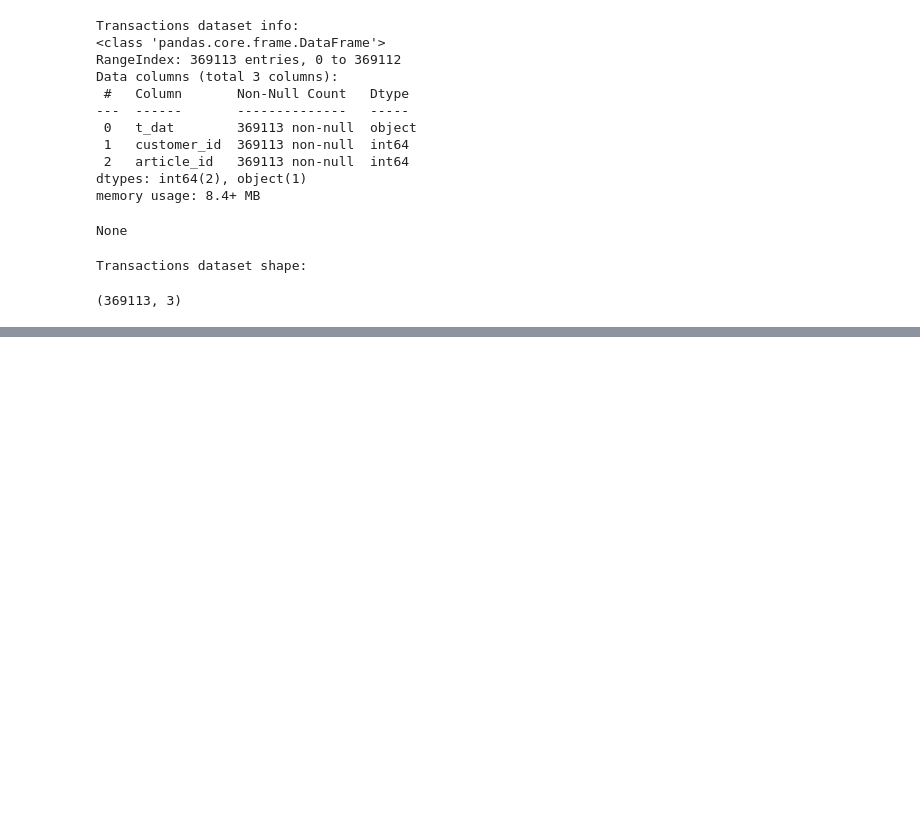
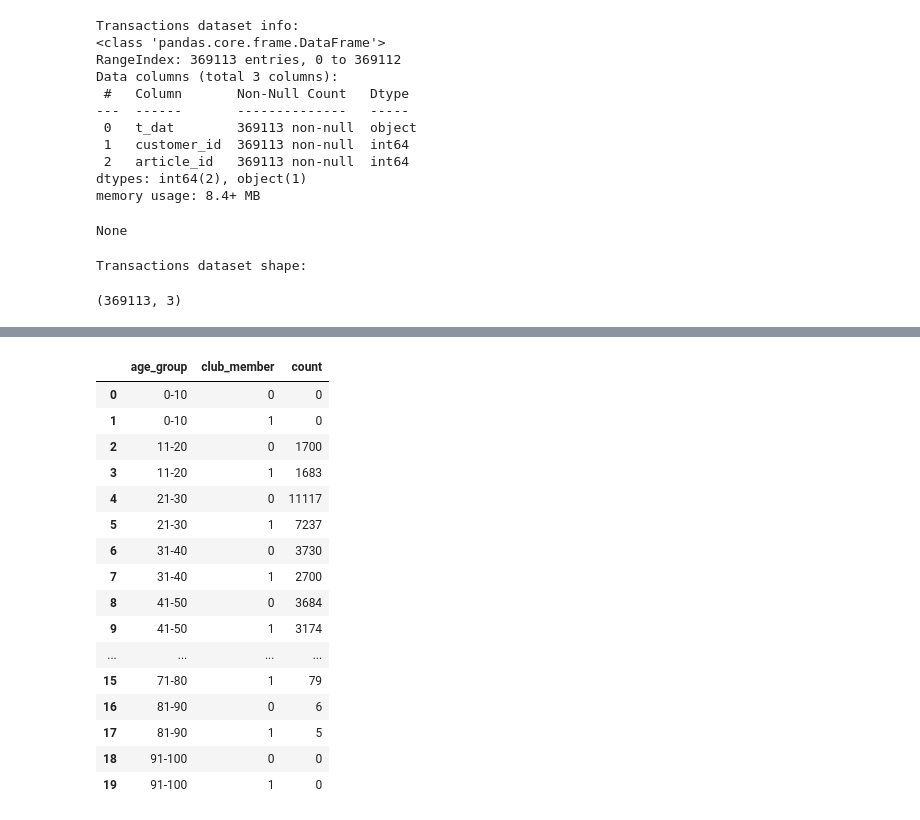
Before and after one commit to matteo-spadaccia/Artificial-Intelligence-and-Machine-Learning-Project-2023, a Jupyter notebook: main.ipynb, the cells around one changed output, grey strips where cells are left out. Saved outputs shown, nothing was run; the diff lists cells and outputs as text; code cells hidden in the pictures; blank space fills up the shorter version.

```diff
--- a/main.ipynb
+++ b/main.ipynb
@@ -206,0 +202,10 @@ hello world
+# %%
+#member_subscription_byage = pd.DataFrame()
+thresholds = [0,11, 21, 31, 41, 51, 61, 71, 81, 91, 101]
+ranges = ['0-10','11-20','21-30','31-40','41-50','51-60','61-70','71-80','81-90','91-100']
+cus_df['age_range'] = pd.cut(cus_df.age, thresholds, labels = ranges, include_lowest=True)
+cus_df
+age_ranges = cus_df.groupby('age_range').size()
+age_ranges
+#plt.hist([['text'],df2['printed']],
+ #         bins=100, range=(1,100), stacked=True, color = ['r','g'])
@@ -206,0 +246,23 @@ hello world
+# %%
+members_by_age_df = cus_df.groupby(['age_range', 'club_member']).count().reset_index()
+members_by_age_df = members_by_age_df.drop(columns=['fashion_news', 'age'])
+members_by_age_df.columns = ['age_group', 'club_member', 'count']
+members_by_age_df
+# %% [output]
+|  | age_group | club_member | count |
+| 0 | 0-10 | 0 | 0 |
+| 1 | 0-10 | 1 | 0 |
+| 2 | 11-20 | 0 | 1700 |
+| 3 | 11-20 | 1 | 1683 |
+| 4 | 21-30 | 0 | 11117 |
+| 5 | 21-30 | 1 | 7237 |
+| 6 | 31-40 | 0 | 3730 |
+| 7 | 31-40 | 1 | 2700 |
+| 8 | 41-50 | 0 | 3684 |
+| 9 | 41-50 | 1 | 3174 |
+| ... | ... | ... | ... |
+| 15 | 71-80 | 1 | 79 |
+| 16 | 81-90 | 0 | 6 |
+| 17 | 81-90 | 1 | 5 |
+| 18 | 91-100 | 0 | 0 |
+| 19 | 91-100 | 1 | 0 |
```
Also changed, not shown: parts of 5 cells of this notebook.
